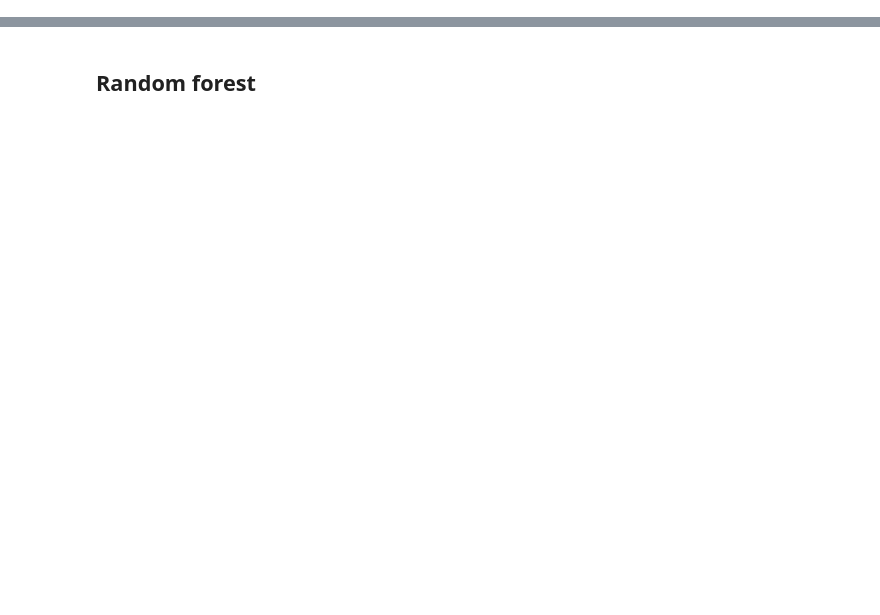
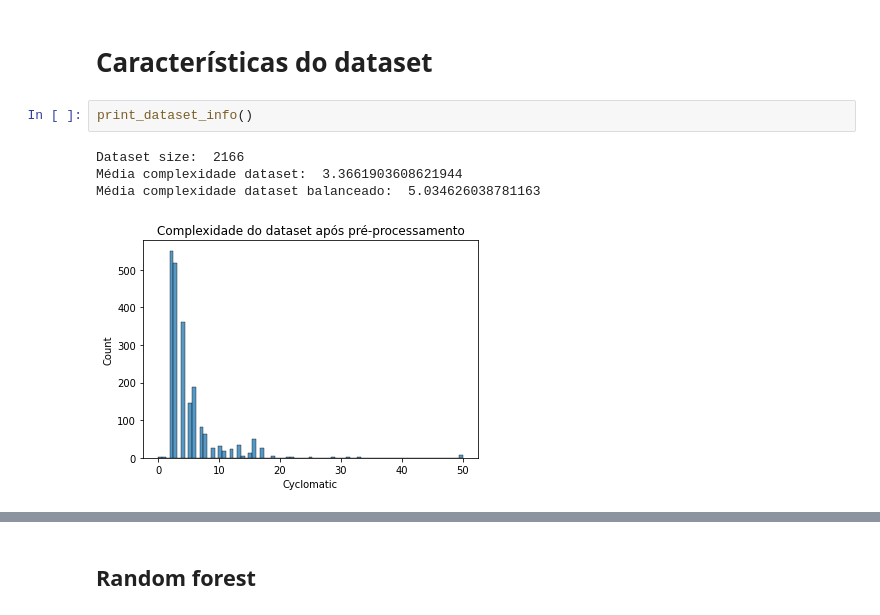
Before and after one commit to keslleylima/PPC-Prediction, a Jupyter notebook: ml-ppc.ipynb, the cells around one changed output, grey strips where cells are left out. Drawn from its saved outputs; the diff is of its cells as text; blank space fills up the shorter version.

```diff
--- a/ml-ppc.ipynb
+++ b/ml-ppc.ipynb
@@ -48,0 +96,9 @@ dataset.head(5)
+# %% [markdown]
+# Características do dataset
+# %%
+print_dataset_info()
+# %% [output]
+Dataset size:  2166
+Média complexidade dataset:  3.3661903608621944
+Média complexidade dataset balanceado:  5.034626038781163
+[figure, added]
```
Also changed, not shown: parts of 86 cells of this notebook, 6 other files.
